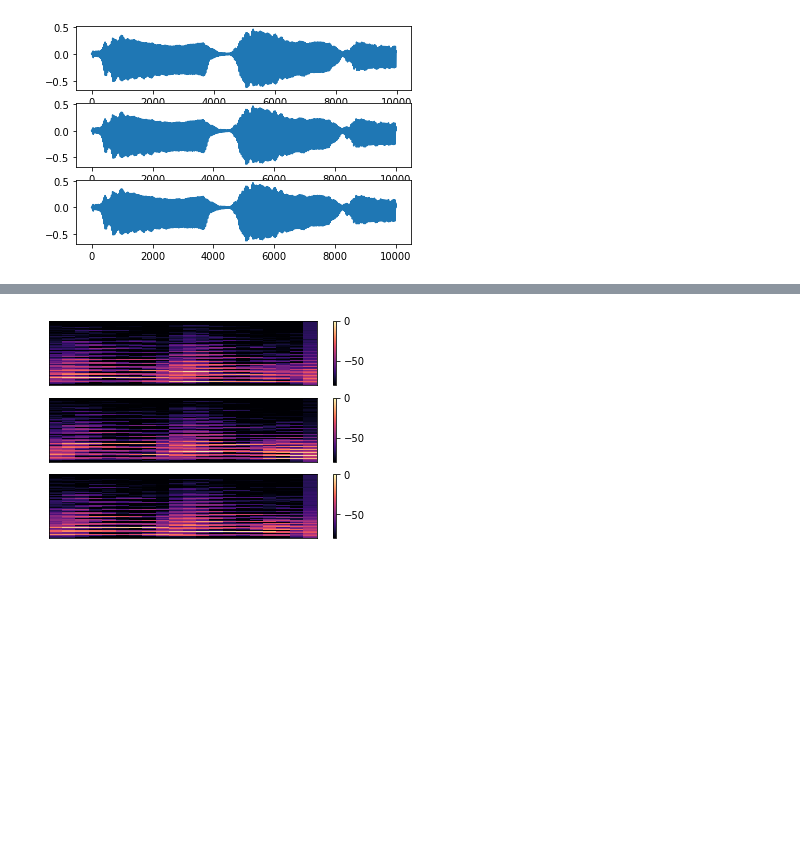
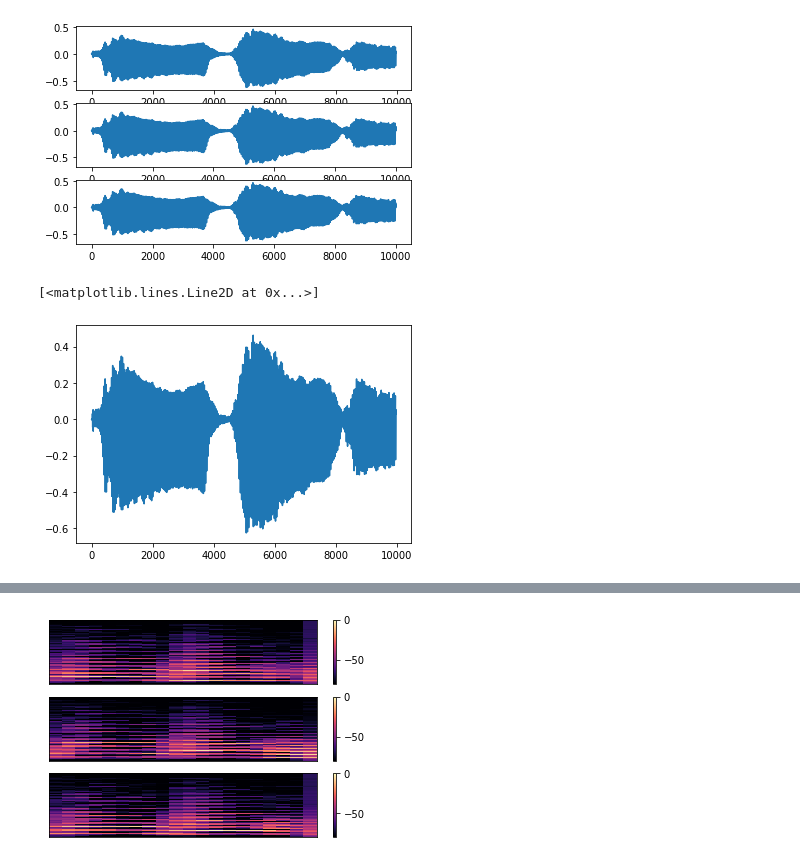
Before and after one commit to ooshyun/Digital-Filter-Design, a Jupyter notebook: study/wola/overlap_and_add.ipynb, the cells around one changed output, grey strips where cells are left out. Drawn from its saved outputs; the diff is of its cells as text; code cells hidden in the pictures; blank space fills up the shorter version.

```diff
--- a/study/wola/overlap_and_add.ipynb
+++ b/study/wola/overlap_and_add.ipynb
@@ -184,3 +188,8 @@ ax2.plot(wav_result_istft)
 # %% [output]
 [<matplotlib.lines.Line2D at 0x...>]
 [figure]
+# %%
+plt.plot(wav_result[:10000])
+# %% [output]
+[<matplotlib.lines.Line2D at 0x...>]
+[figure, added]
```
Also changed, not shown: parts of 8 cells of this notebook, 3 other files.
